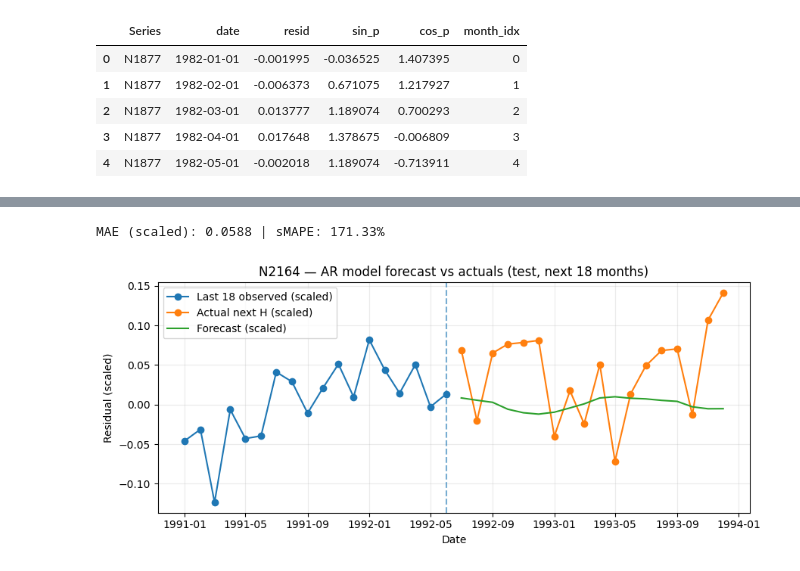
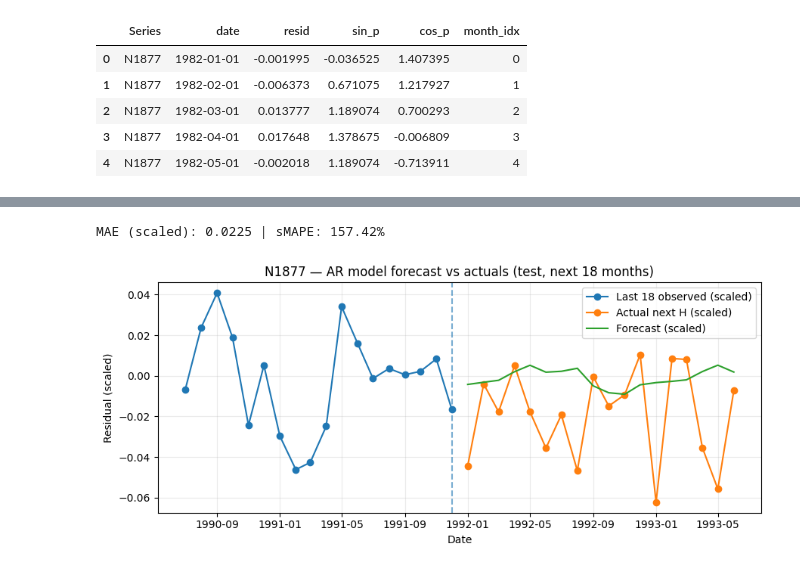
Before and after one commit to sandoiustefan-svg/stock-price-forecasting, a Jupyter notebook: notebooks/model.ipynb, the cells around one changed output, grey strips where cells are left out. Drawn from its saved outputs; the diff is of its cells as text; code cells hidden in the pictures.

```diff
--- a/notebooks/model.ipynb
+++ b/notebooks/model.ipynb
@@ -466,33 +466,33 @@ def plot_forecast_vs_actuals_AR(model, sid, train_feat, val_feat, test_feat,
         metrics = {"MAE_scaled": mae, "sMAPE_%": smape}
         print(f"MAE (scaled): {mae:.4f} | sMAPE: {smape:.2f}%")
     else:
         print("No overlapping months between forecast and ground truth in this split.")
 
     # --- plot ---
     obs_tail = prev.tail(W)[["date","resid"]]
     plt.figure(figsize=(9,4))
     plt.plot(obs_tail["date"], obs_tail["resid"], label=f"Last {W} observed (scaled)", marker="o")
     if not eval_df.empty:
         plt.plot(eval_df["date"], eval_df["resid"], label="Actual next H (scaled)", marker="o")
     plt.plot(plot_df["date"], plot_df["resid_pred_scaled"], label="Forecast (scaled)")
     plt.axvline(prev["date"].max(), linestyle="--", alpha=0.6)
     plt.title(f"{sid} — AR model forecast vs actuals ({which}, next {H} months)")
     plt.xlabel("Date"); plt.ylabel("Residual (scaled)")
     plt.grid(alpha=0.25)
     plt.legend(); plt.tight_layout(); plt.show()
 
     return plot_df, metrics
 
 
 # call
 plot_df, metrics = plot_forecast_vs_actuals_AR(
-    model, sid="N2164",
+    model, sid="N1877",
     train_feat=train_feat, val_feat=val_feat, test_feat=test_feat,
     W=INPUT_WIDTH,  # ensure this is the same W you trained with (e.g., 12)
     H=H,
     sincos_stats=stats,   # or whatever your variable is named
     which="test"
 )
 # %% [output]
-MAE (scaled): 0.0588 | sMAPE: 171.33%
+MAE (scaled): 0.0225 | sMAPE: 157.42%
-[figure, old version]
+[figure, new version]
```
Also changed, not shown: parts of 2 cells of this notebook, 11 other files.
